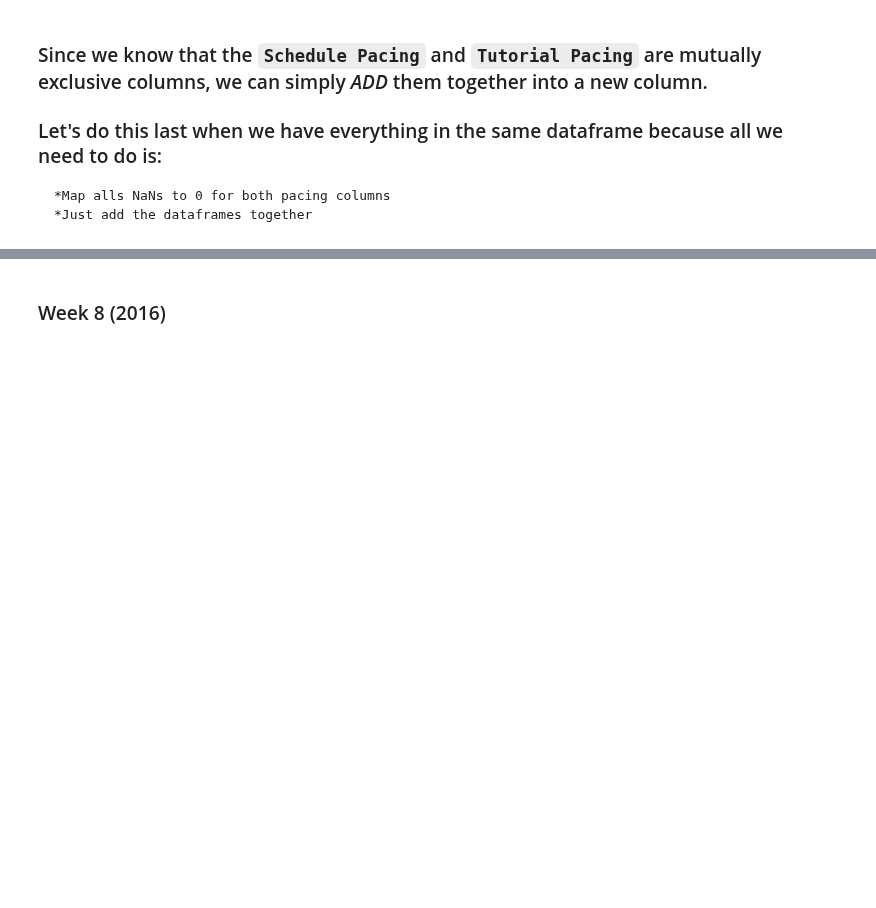
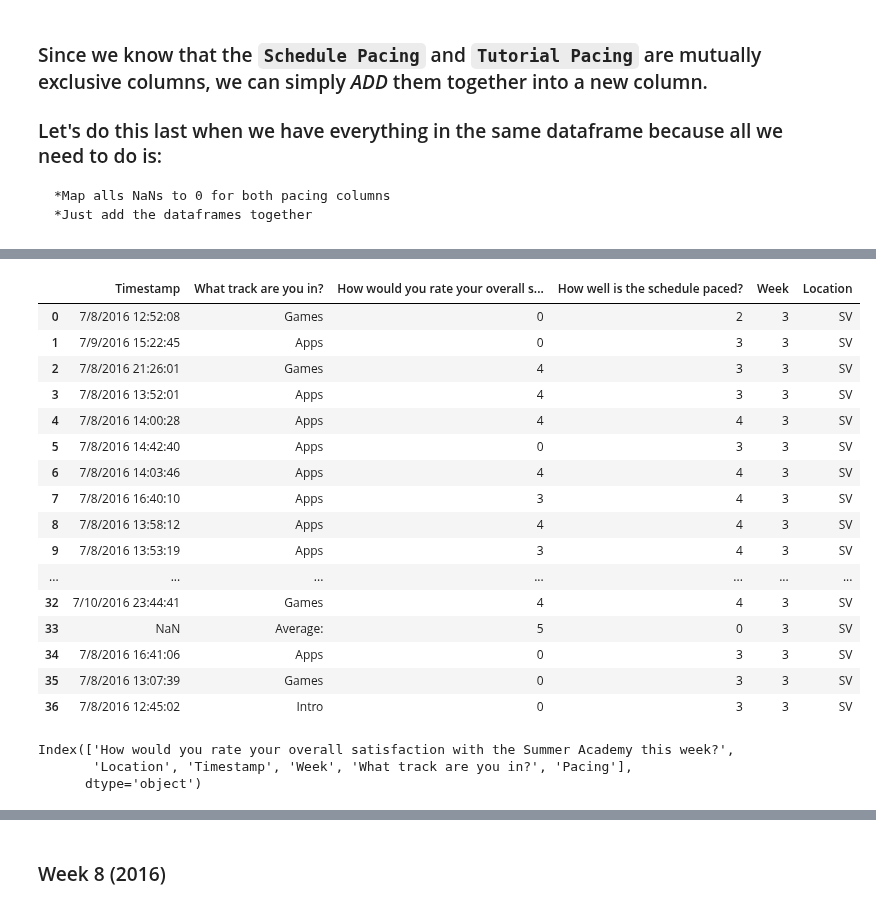
Before and after one commit to natepill/DS1.1, a Jupyter notebook: NPS/MS-Summer-Acadmey-2017.ipynb, the cells around one changed output, grey strips where cells are left out. Drawn from its saved outputs; the diff is of its cells as text; code cells hidden in the pictures; blank space fills up the shorter version.

```diff
--- a/NPS/MS-Summer-Acadmey-2017.ipynb
+++ b/NPS/MS-Summer-Acadmey-2017.ipynb
@@ -352,3 +470,30 @@ pacing_name2 = 'How well are the tutorials pacecd?'
+# %%
+df["What track are you in?"] = df["What track are you in?"].fillna("Unspecified")
+df
+# %% [output]
+|  | Timestamp | What track are you in? | How would you rate your overall s... | How well is the schedule paced? | Week | Location |
+| 0 | 7/8/2016 12:52:08 | Games | 0 | 2 | 3 | SV |
+| 1 | 7/9/2016 15:22:45 | Apps | 0 | 3 | 3 | SV |
+| 2 | 7/8/2016 21:26:01 | Games | 4 | 3 | 3 | SV |
+| 3 | 7/8/2016 13:52:01 | Apps | 4 | 3 | 3 | SV |
+| 4 | 7/8/2016 14:00:28 | Apps | 4 | 4 | 3 | SV |
+| 5 | 7/8/2016 14:42:40 | Apps | 0 | 3 | 3 | SV |
+| 6 | 7/8/2016 14:03:46 | Apps | 4 | 4 | 3 | SV |
+| 7 | 7/8/2016 16:40:10 | Apps | 3 | 4 | 3 | SV |
+| 8 | 7/8/2016 13:58:12 | Apps | 4 | 4 | 3 | SV |
+| 9 | 7/8/2016 13:53:19 | Apps | 3 | 4 | 3 | SV |
+| ... | ... | ... | ... | ... | ... | ... |
+| 32 | 7/10/2016 23:44:41 | Games | 4 | 4 | 3 | SV |
+| 33 | NaN | Average: | 5 | 0 | 3 | SV |
+| 34 | 7/8/2016 16:41:06 | Apps | 0 | 3 | 3 | SV |
+| 35 | 7/8/2016 13:07:39 | Games | 0 | 3 | 3 | SV |
+| 36 | 7/8/2016 12:45:02 | Intro | 0 | 3 | 3 | SV |
+# %%
+df_2016_no_week_8.columns
+# %% [output]
+Index(['How would you rate your overall satisfaction with the Summer Academy this week?',
+       'Location', 'Timestamp', 'Week', 'What track are you in?', 'Pacing'],
+      dtype='object')
 # %%
 '''FAILED ATTEMPTS AT TRYING TO MERGE PACING COLUMNS INTO ONE COLUMN BY UNNECECARILY DIFFICULT MEANS'''
 '''BUT TOO MUCH CODE WAS WRITTEN TO DELETE THIS SO IM KEEPING IT HERE, WHY AM I SHOUTING?'''
```
Also changed, not shown: parts of 22 cells of this notebook.
